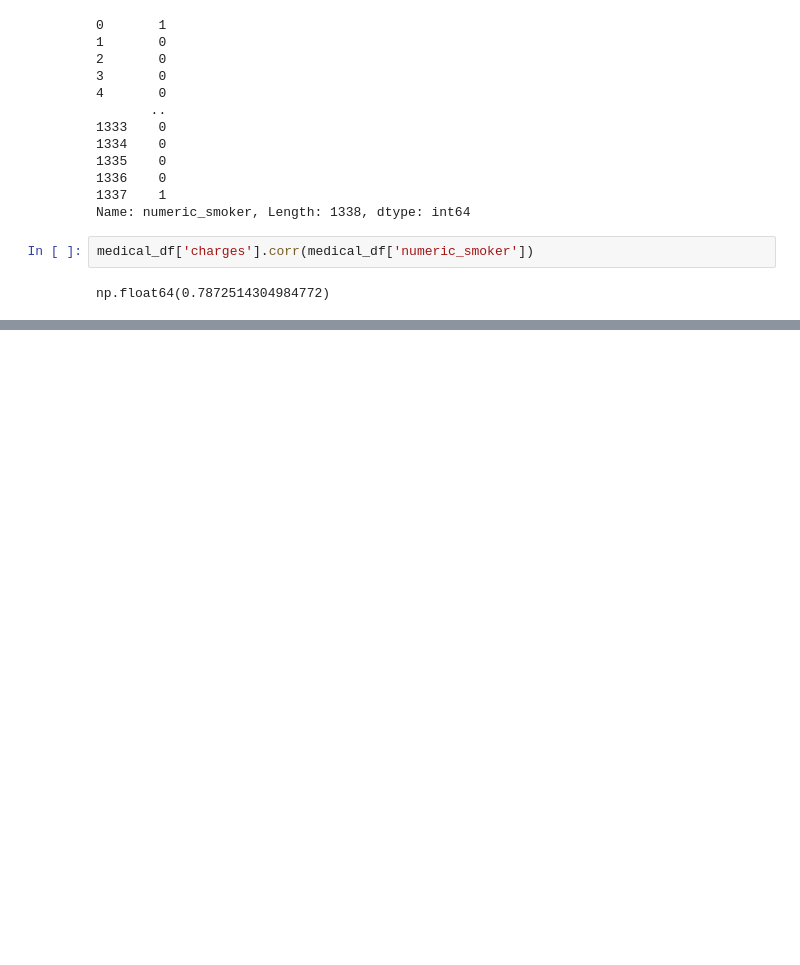
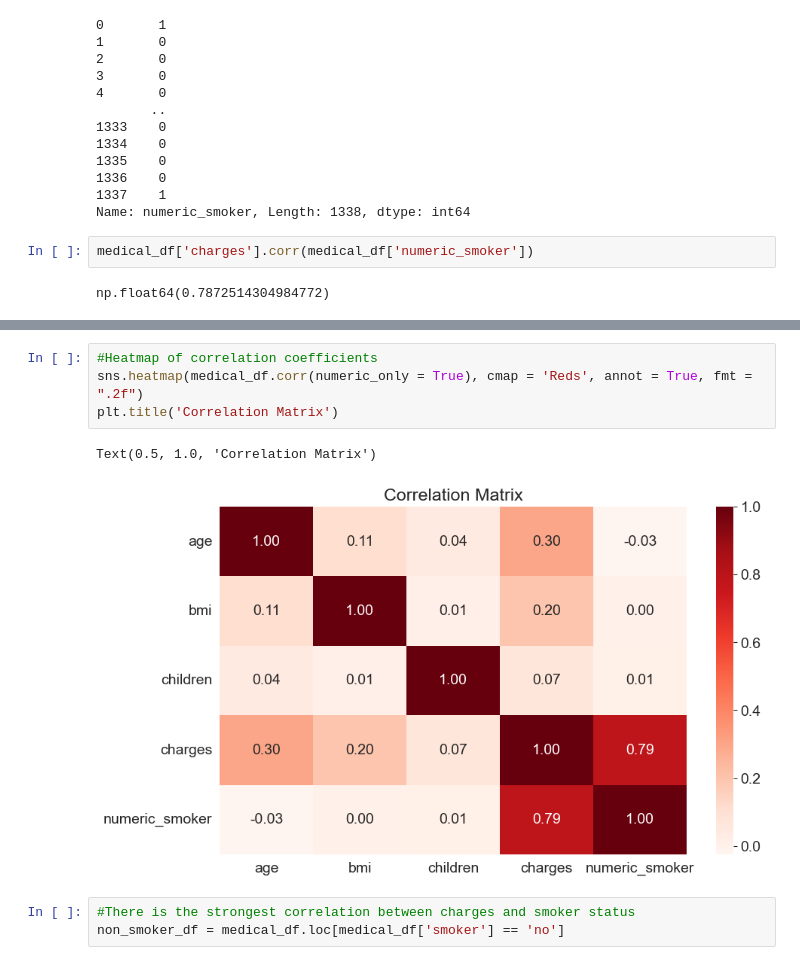
Before and after one commit to AgentXCross/PythonDS-ML, a Jupyter notebook: SciKitLearn/linear_regression.ipynb, the cells around one changed output, grey strips where cells are left out. Saved outputs shown, nothing was run; the diff lists cells and outputs as text; blank space fills up the shorter version.

```diff
--- a/SciKitLearn/linear_regression.ipynb
+++ b/SciKitLearn/linear_regression.ipynb
@@ -231,0 +241,10 @@ np.float64(0.7872514304984772)
+# %%
+#Heatmap of correlation coefficients
+sns.heatmap(medical_df.corr(numeric_only = True), cmap = 'Reds', annot = True, fmt = ".2f")
+plt.title('Correlation Matrix')
+# %% [output]
+Text(0.5, 1.0, 'Correlation Matrix')
+[figure, added]
+# %%
+#There is the strongest correlation between charges and smoker status
+non_smoker_df = medical_df.loc[medical_df['smoker'] == 'no']
```
Also changed, not shown: parts of 29 cells of this notebook.
